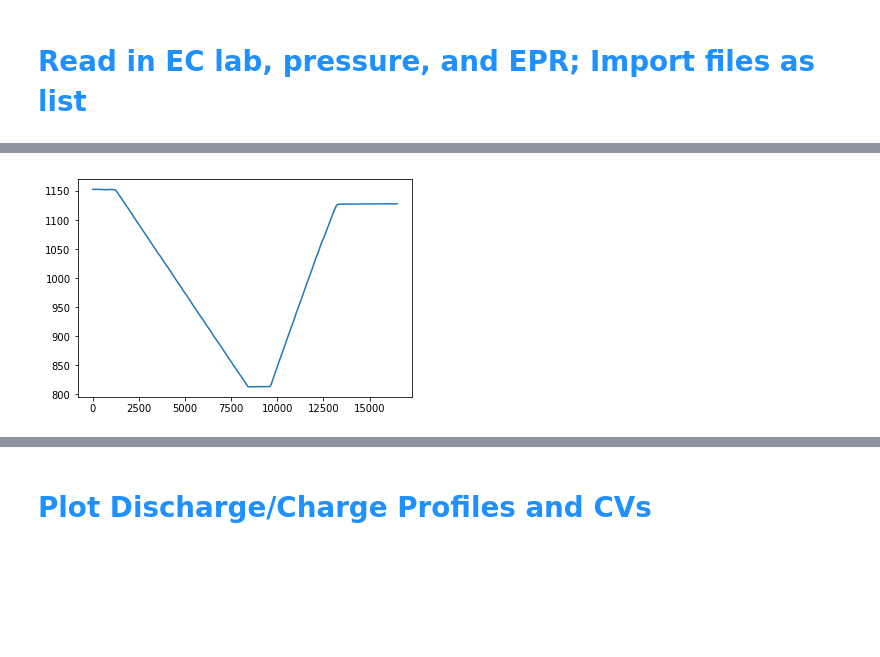
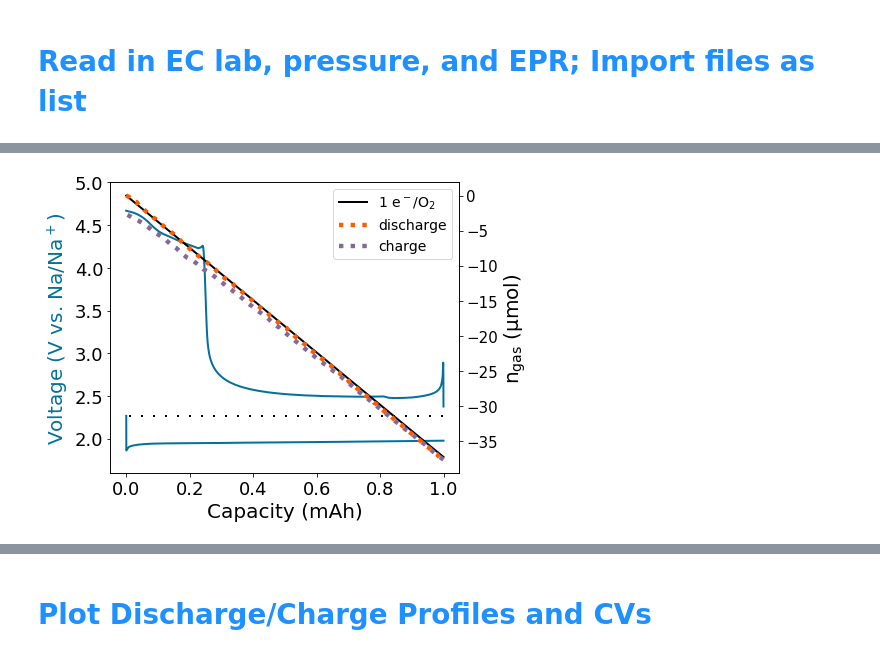
Before and after one commit to ekedzie/notebooks, a Jupyter notebook: CellDataAnalysis.ipynb, the cells around one changed output, grey strips where cells are left out. Cells and saved outputs as stored; diff of their text form; code cells hidden in the pictures; blank space fills up the shorter version.

```diff
--- a/CellDataAnalysis.ipynb
+++ b/CellDataAnalysis.ipynb
@@ -18,10 +16,11 @@ rc['mathtext.default'] = 'regular'
 # %%
 
 #function that passes in a dataframe for discharge and charge and plots voltage vs capacity
-def plot_cp(disch, chrg, press, channel, color, style=None):
-    leg=''
+def plot_cp(disch, chrg, press, channel, style=None, n=None, leg=''):
+    color= 'xkcd:ocean blue'
     n=1
-    color='#045a8d'
+#     color='#045a8d'
+#     color='xkcd:cerulean'
     #find currents for charge and discharge and //normalize by area
     disc_i= np.mean(disch['I/mA']) #/(np.pi*0.6**2)
     chrg_i= np.mean(chrg['I/mA']) #/(np.pi*0.6**2)
@@ -39,18 +38,22 @@ def plot_cp(disch, chrg, press, channel, color, style=None):
 
 
     #fig, (ax, ax3)= plt.subplots(2, sharex=True, figsize= (9,10))
-    fig, ax= plt.subplots( figsize=(9,5))
-    ax2=ax.twinx()
+    #fig, ax= plt.subplots( figsize=(8.275,5))
+    fig, ax= plt.subplots( figsize=(7,5))
+    ax2 = ax.twinx()
+    ax.tick_params(axis='both', which='major', labelsize=18)
+    ax2.tick_params(axis='y', which='major', labelsize=15)
 
-    ax.plot(x1, y1, c=color, linestyle=style, label=leg)
-    ax.plot(x2, y2, c=color, linestyle=style, label='')
-
+    ax.plot(x1, y1, c=color, linestyle=style, label=leg, linewidth=2)
+    ax.plot(x2, y2, c=color, linestyle=style, label='', linewidth=2)
+    ax.plot([0.01,cap],[2.27,2.27], c='k', linestyle=(0,(1,5)), linewidth=2)
 
     st1=disch['time/s'].iloc[0]
     end1=disch['time/s'].iloc[-1]
 
     st2=chrg['time/s'].iloc[0]
     end2=chrg['time/s'].iloc[-1]
+
     #determine start and end indices in pressure df for discharge and charge
     st_p1 = getnearpos(press['time/s'],st1)
     end_p1 = getnearpos(press['time/s'],end1)
@@ -66,52 +69,72 @@ def plot_cp(disch, chrg, press, channel, color, style=None):
     x=[0,cap] #/(np.pi*0.6**2)]
     y=[0,-cap*3.6/n/96485*10**6]
 
-    #x=[0,1.5]
-    #y=[3.6*chrg_i/60/(2*96485)*10**6,3.6*chrg_i/60/(2*96485)*10**6]
-    #z=[-3.6*chrg_i/60/(2*96485)*10**6, -3.6*chrg_i/60/(2*96485)*10**6]
-    #timediff= np.mean(np.gradient(press['time/s']))/60
-    #new=np.gradient(umoles, timediff)
-
     disch_cap=(press['time/s']-press['time/s'].iloc[st_p1])*-disc_i/3600
     char_cap=cap -(press['time/s']-press['time/s'].iloc[st_p2])*chrg_i/3600 #divide cap by/(np.pi*.6**2)
 
     gap= umoles[end_p1]-umoles[st_p2]
     print((disch_cap.iloc[-1]*3.6/96485/(umoles[end_p1]*10**(-6))))
-    ax2.plot(disch_cap[st_p1:end_p1+1], (umoles)[st_p1:end_p1+1],  '--', color='#9E0003', label='discharge'  )
-    ax2.plot(char_cap[st_p2:end_p2+2], (umoles)[st_p2:end_p2+2]+gap, '--', color='#ec7014' , label='charge')
-    line1, = ax2.plot(x, y, 'k--', label= str(n)+' e$^-$/O$_2$')
-    #line1.set_dashes([3, 6])
-    #ax2.plot(x,y,'k--', linewidth=1.4, label= str(n)+' e$^-$/O$_2$')
+    line1, = ax2.plot(x, y, 'k-' , label= str(n)+' e$^-$/O$_2$',linewidth= 2) #linestyle = (0,(5,10))
+    ax2.plot(disch_cap[st_p1:end_p1+1], (umoles)[st_p1:end_p1+1], color='xkcd:bright orange', label='discharge', linewidth=4.4, linestyle = ':')# (0,(6,6))) # color '#9E0003' '#ec7014'
+    ax2.plot(char_cap[st_p2:end_p2+1], (umoles)[st_p2:end_p2+1]+gap, color='xkcd:dark lavender', label='charge', linewidth=4.4,  linestyle =':')# (0,(6,6)))
 
+    print("o2 consumed: "+ str(umoles[st_p1]-(umoles[end_p1+1] )))
+    print("o2 evolved: "+ str(umoles[end_p2]-(umoles[st_p2+1] )))
+    print((umoles[end_p2]-(umoles[st_p2+1]))/(umoles[st_p1]-(umoles[end_p1+1])))
 
-    #ax2.plot(char_cap[st_p2:end_p2], (-umoles+umoles.iloc[st_p2])[st_p2:end_p2], color=color, linestyle='dashed' , label=leg)
-    #ax2.legend()
+    ax2.legend(fontsize=14)
     ax.set_ylabel('Voltage (V vs. Na/Na$^+$)', color=color, fontsize=20)
     ax.set_xlabel('Capacity (mAh)', fontsize=20)
-    ax2.set_ylabel('Moles of Gas ($\mu$mol)', fontsize=20)
-    ax2.legend() #loc='upper center', bbox_to_anchor=(0.5, 1.2), ncol=3, fancybox=True, facecolor='none', fontsize=18)
-
-    rc['font.size'] = 12
+    ax2.set_ylabel('n$_{gas}$ ($\mu$mol)', fontsize=20)
     plt.tight_layout()
+    ax.set_ylim([1.6,5])
 
     return
-
-
 #xcslow= folder_files('/Users/kedzie/Documents/Berkeley/Research/Data/2019/190110_Na_slowdischarge_010mA_xc72/')
 #xcp= read_press('/Users/kedzie/Documents/Berkeley/Research/Data/2019/190110_Na_slowdischarge_010mA_xc72/190110_Na_slowdischarge_010mA_xc72_p_Ch5__2019-01-10_14.32_13.txt')
 #plot_cp(xcslow[1], xcslow[3], xcp, 5, 'b')
 
+naCP= folder_files('/Users/kedzie/Documents/Berkeley/Research/Data/2018/180910_Na_cycling_chronopotentiometry_cell2/')
+nap= read_press('/Users/kedzie/Documents/Berkeley/Research/Data/2018/180910_Na_cycling_chronopotentiometry_cell2/180910_Na_cycling_chronopotentiometry_cell2_cycle1_Ch4__2018-09-10_13.00_33.txt')
+#plot_cp(naCP[3], naCP[5], nap, 3)
+#plt.savefig('/Users/kedzie/Desktop/qual figures/Na cp cell cycle for manuscript_v2.png', transparent = True, dpi=600, bbox_inches='tight')
 
-naCP= folder_files('/Users/kedzie/Documents/Berkeley/Research/Data/2018/180910_Na_cycling_chronopotentiometry_cell1/')
-nap= read_press('/Users/kedzie/Documents/Berkeley/Research/Data/2018/180910_Na_cycling_chronopotentiometry_cell1/cell1_cycle1_Ch3__2018-09-10_13.00_13.txt')
-plt.figure()
-plt.plot(nap['time/s'],nap['pressure/torr'])
-plot_cp(naCP[3], naCP[5], nap, 3, 'b')
-
-#plt.savefig('/Users/kedzie/Desktop/na cp cell normal.png', transparent = True, dpi=600, bbox_inches='tight')
+nacp2= folder_files('/Users/kedzie/Documents/Berkeley/Research/Data/2018/180915_Na_cycling_chronopotentiometry_cell1/')
+nacp2_p= read_press('/Users/kedzie/Documents/Berkeley/Research/Data/2018/180915_Na_cycling_chronopotentiometry_cell1/180915_Na_cycling_chronopotentiometry_cell1_cycle1_Ch3__2018-09-15_14.49_26.txt')
+plot_cp(nacp2[3], nacp2[5], nacp2_p, 3)
 
 graphitecp=folder_files('/Users/kedzie/Documents/Berkeley/Research/Data/2019/190403_Na_MCMBgraphite_CP_slow/')
 gcpp= read_press('/Users/kedzie/Documents/Berkeley/Research/Data/2019/190403_Na_MCMBgraphite_CP_slow/190403_Na_MCMBgraphite_CP_slow_Ch4__2019-04-03_09.44_38.txt')
-plot_cp(graphitecp[1], graphitecp[3], gcpp, 4, 'b')
-#plt.savefig('/Users/kedzie/Desktop/graphite cp cell.png', transparent = True, dpi=600, bbox_inches='tight')
+plot_cp(graphitecp[1], graphitecp[3], gcpp, 4)
+
+#plt.savefig('/Users/kedzie/Desktop/qual figures/mcmb graphite cp cell.png', transparent = True, dpi=600, bbox_inches='tight')
+
+#code to plot first slide generic Li-air and Na-air cycling profiles
+
+# #li_cycle= folder_files('/Users/kedzie/Downloads/180524-1,0MLiTFSI-DME_XC72-comLFP-DEMS_500_250uAcm2/')
+
+# fig, ax= plt.subplots( figsize=(6,5))
+# #ax.tick_params(axis='both', which='major', labelsize=16)
+# ax.set_ylabel('Voltage (V vs. Li/Li$^+$)', color='xkcd:ocean blue', fontsize=22)
+# ax.set_xlabel('Capacity (mAh)', fontsize=22)
+# j=1500
+# end1=li_cycle[5]['Capacity/mA.h'].iloc[-1]
+# ax.plot(1-li_cycle[1]['Capacity/mA.h'][:j]/end1, li_cycle[1]['Ewe/V'][:j]+3.4, c='xkcd:ocean blue', linewidth=3)
+# ax.plot(li_cycle[5]['Capacity/mA.h']/end1, li_cycle[5]['Ewe/V']+3.4, c='xkcd:ocean blue', linewidth=3)
+# ax.plot([0.01,1],[2.96,2.96], c='k', linestyle=(0,(1,5)),  linewidth=3)
+# ax.set_xlim(-0.05,1.05)
+# ax.tick_params(axis='both', which='major', labelsize=18)
+# #plt.savefig('/Users/kedzie/Desktop/qual figures/generic lithium cycle_kristians data.png', transparent=True, dpi=600, bbox_inches='tight')
+
+
+# fig, ax3= plt.subplots( figsize=(6,5))
+# #ax.tick_params(axis='both', which='major', labelsize=16)
+# ax3.set_ylabel('Voltage (V vs. Na/Na$^+$)', color='xkcd:ocean blue', fontsize=22)
+# ax3.set_xlabel('Capacity (mAh)', fontsize=22)
+# ax3.plot(naCP[3]['Capacity/mA.h'][:j], naCP[3]['Ewe/V'][:j], c='xkcd:ocean blue', linewidth=3)
+# ax3.plot(1-naCP[5]['Capacity/mA.h'], naCP[5]['Ewe/V'], c='xkcd:ocean blue', linewidth=3)
+# ax3.plot([0.01,1],[2.27,2.27], c='k', linestyle=(0,(1,5)), linewidth=3)
+# ax3.set_xlim(-0.05,1.05)
+# ax3.tick_params(axis='both', which='major', labelsize=18)
+# #plt.savefig('/Users/kedzie/Desktop/qual figures/generic sodium cycle_slide1.png', transparent= True, dpi=600, bbox_inches='tight')
 # %% [output]
@@ -120 +149 @@ plot_cp(graphitecp[1], graphitecp[3], gcpp, 4, 'b')
-[figure, old version]
+[figure, new version]
```
Also changed, not shown: parts of 12 cells of this notebook, 11 other files.
